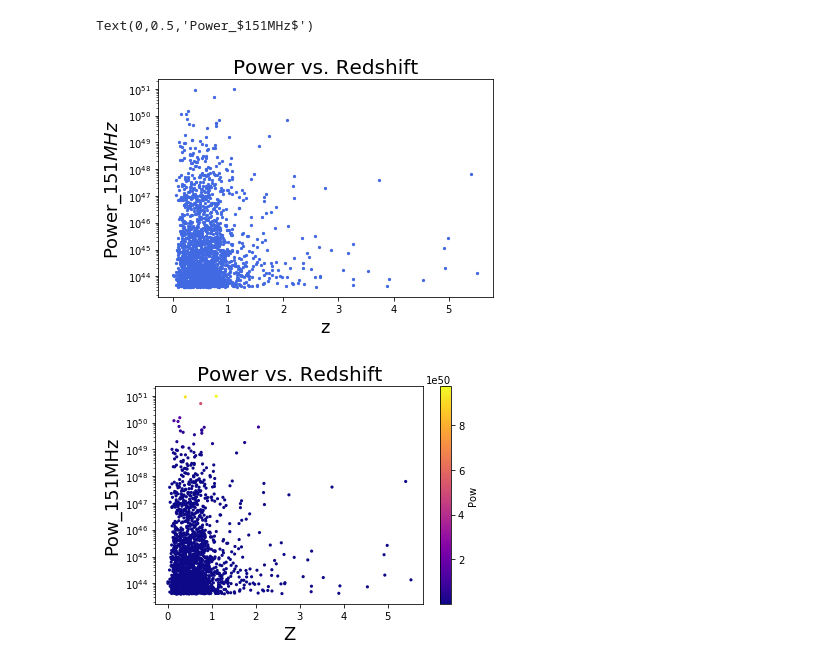
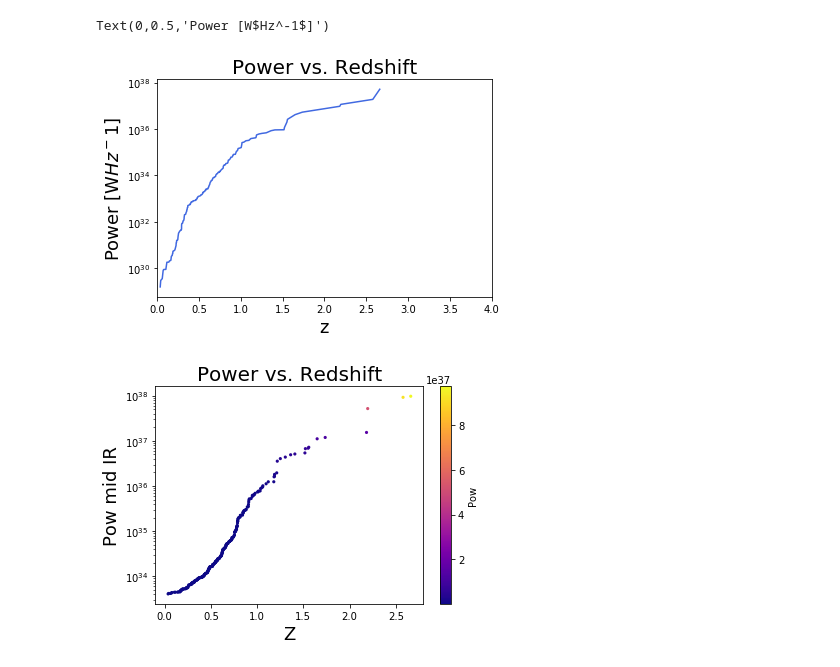
Before and after one commit to gfabj/Oxford-Research, a Jupyter notebook: LOFAR_project.ipynb, the cells around one changed output. Cells and saved outputs as stored; diff of their text form; code cells hidden in the pictures.

```diff
--- a/LOFAR_project.ipynb
+++ b/LOFAR_project.ipynb
@@ -54,15 +57,16 @@ Lum_d = array(cosmo.luminosity_distance([flux_tot])*3.08567758e24) ### Last numb
 # %%
 # Luminosity based on redshift and distance
 def power(d,f,z):
-    P = (4*pi*(d)**2*f*1e-20/(1+z))
+    P = (4*pi*(d)**2*f*1e-23/(1+z))
     return P
 Pw22 = (power(Lum_d,Flux_22,z))
 Pw = (power(Lum_d,flux_tot,z)*(1+z)**(-0.7))
+Pw_g  = (power(Lum_dG,Flux_g,z))
 # %%
 adj = np.where(Pw22>=4e43)
 adj1 = np.where(Pw>=4e43)
-Pw_adj = array((Pw22[adj]))
-Pw_adj1 = array((Pw[adj1]))
+Pw_adj = array((Pw22[adj])) # This is the luminosity at 22 microns
+Pw_adj1 = array((Pw[adj])) # This is the luminosity at 151 MHz
 # %%
 #Limit=[]
 #for j in range(len(Pw)):
@@ -84,2 +90,8 @@ plt.show()
+# %%
+## Convert erg to J >>> WHz^-1
+L_low_f = Pw_adj1*1e-10
+L_mid_IR = Pw_adj*1e-10
+
+z_new  = z[:287,]
 # %%
 import plotly.plotly as py
@@ -113,26 +120,33 @@ fig = plt.gcf()
 # %%
 #Pw_adj.tolist()
-z_new = z[:2057,]
+z_new  = z[:287,]
+L_low_f.sort()
+z_new.sort()
+L_mid_IR.sort()
 # %%
-plt.scatter(z_new,Pw_adj,s=5,c='royalblue')
-#plt.xlim(0.5,6)
+plt.plot(z_new,L_low_f,c='royalblue')
+plt.xlim(0,4)
 plt.yscale('log')
 plt.title('Power vs. Redshift',size=20)
 plt.xlabel("z",size=18)
-plt.ylabel("Power_$151MHz$",size=18)
+plt.ylabel("Power [W$Hz^-1$]",size=18)
 # %% [output]
-Text(0,0.5,'Power_$151MHz$')
+Text(0,0.5,'Power [W$Hz^-1$]')
-[figure, old version]
+[figure, new version]
 # %%
-val = plt.scatter(z_new,Pw_adj, c=Pw_adj,s=10, marker='o', cmap=cm.plasma, lw=0)
+from matplotlib import colors, ticker, cm
+from matplotlib.mlab import bivariate_normal
+
+val = plt.scatter(z_new,L_mid_IR, c=L_mid_IR,s=10, marker='o', cmap=cm.plasma, lw=0)
+#plt.xlim(0,4)
+#plt.ylim(0,1e40)
 plt.title('Power vs. Redshift',fontsize = 20)
 plt.xlabel('Z', fontsize = 18)
-plt.ylabel('Pow_151MHz', fontsize = 18)
+plt.ylabel('Pow mid IR', fontsize = 18)
 plt.yscale('log')
 cbar = plt.colorbar(val)
+
 cbar.ax.set_ylabel('Pow')
-#plt.gca().invert_xaxis()
-#plt.gca().invert_yaxis()
 plt.show()
 # %% [output]
-[figure, old version]
+[figure, new version]
```
Also changed, not shown: parts of 10 cells of this notebook.
